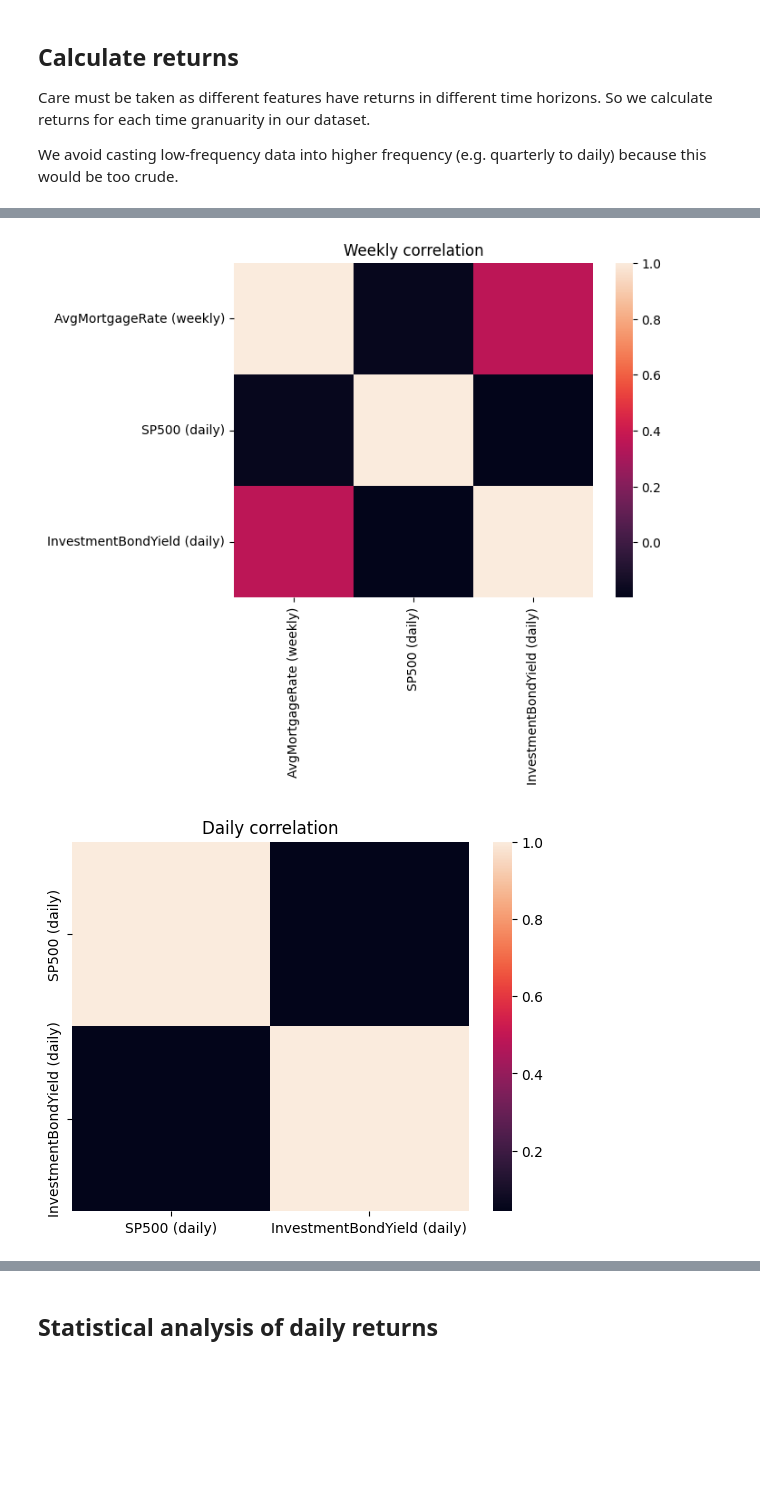
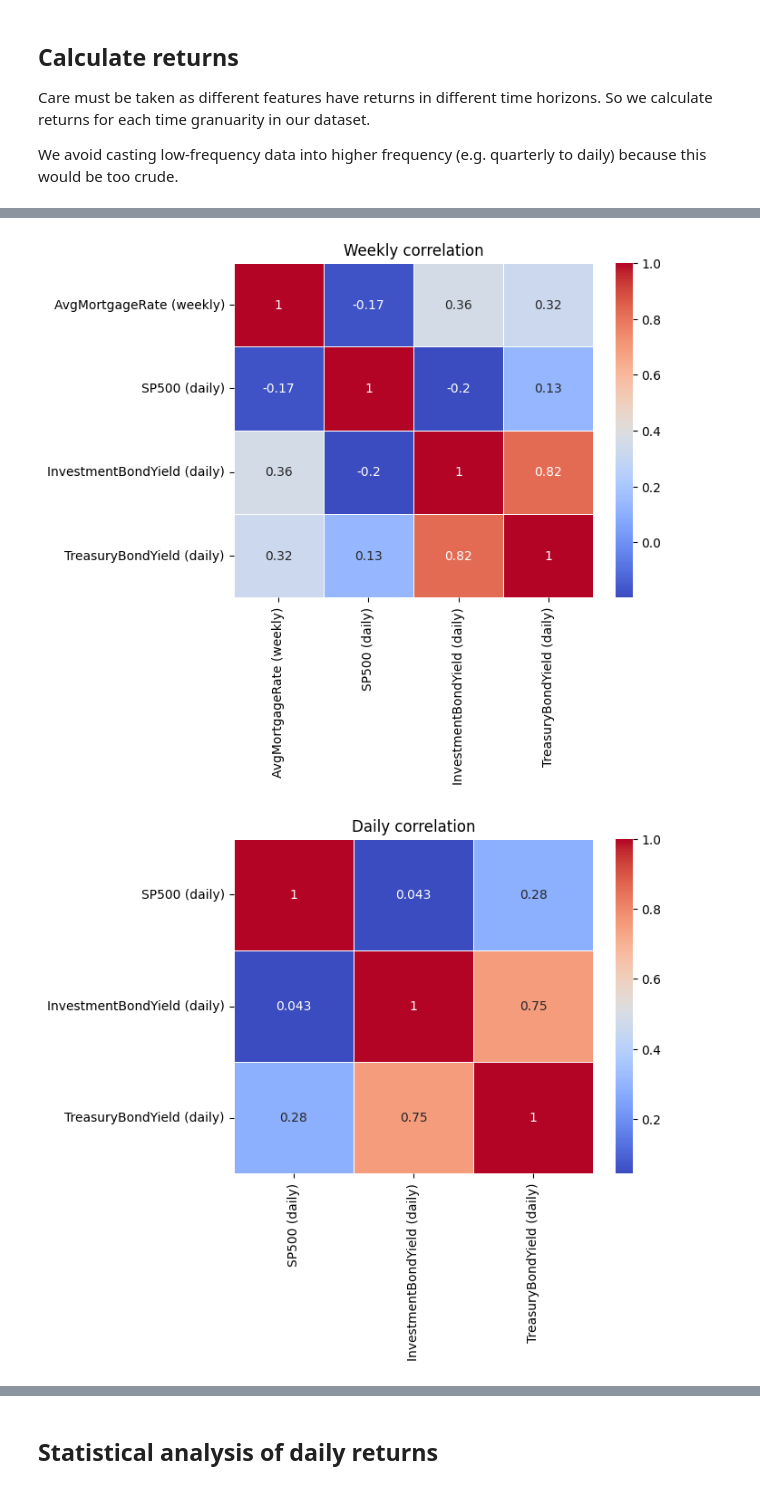
Before and after one commit to GiftChimangeni/wqu_GWP_MScFE_600, a Jupyter notebook: data_analysis_FinancialData_GWP1.ipynb, the cells around one changed output, grey strips where cells are left out. Drawn from its saved outputs; the diff is of its cells as text; code cells hidden in the pictures; blank space fills up the shorter version.

Commit message:
include treasury bond yields

```diff
--- a/data_analysis_FinancialData_GWP1.ipynb
+++ b/data_analysis_FinancialData_GWP1.ipynb
@@ -49,12 +49,14 @@ column_name_mapping = {
     'CASTHPI': 'HousePxIdx_CA (quarterly)',
     'PCU44414441': 'BuildingMaterialPx (monthly)',
     'sp500': 'SP500 (daily)',
-    'DAAA': 'InvestmentBondYield (daily)'
+    'DAAA': 'InvestmentBondYield (daily)',
+    '^TYX': 'TreasuryBondYield (daily)'
 }
 # %%
-end = datetime.date.today() #coded on 09/Jan/2024
+end = datetime.date.today() #coded on 10/Jan/2024
 start = end - datetime.timedelta(365 * 10)
 df = web.DataReader(['DRCCLACBS', 'MORTGAGE30US', 'DRSFRMACBS', 'CASTHPI', 'PCU44414441', 'sp500', 'DAAA'], 'fred', start, end)
+df['^TYX'] = yfin.download('^TYX', start=start, end=end)['Adj Close']
 df.rename(columns=column_name_mapping, inplace=True)
 df.head()
 # %% [output]
@@ -102,10 +105,11 @@ def calculate_returns(df):
 # drop mortgage rate as its indices do not align with the quarterly data
 df_quarterly = df.drop(columns='AvgMortgageRate (weekly)').loc[df['CreditCardDelinq (quarterly)'].dropna().index].ffill()
 df_monthly = df.loc[df['BuildingMaterialPx (monthly)'].dropna().index,
-                                                             ['SP500 (daily)','InvestmentBondYield (daily)', 'BuildingMaterialPx (monthly)']].ffill()
+                                                             ['SP500 (daily)','InvestmentBondYield (daily)',
+                                                              'BuildingMaterialPx (monthly)','TreasuryBondYield (daily)']].ffill()
 df_weekly = df.loc[df['AvgMortgageRate (weekly)'].dropna().index,
-                   ['AvgMortgageRate (weekly)','SP500 (daily)','InvestmentBondYield (daily)']].ffill()
-df_daily = df.loc[df['SP500 (daily)'].dropna().index, ['SP500 (daily)','InvestmentBondYield (daily)']].ffill()
+                   ['AvgMortgageRate (weekly)','SP500 (daily)','InvestmentBondYield (daily)', 'TreasuryBondYield (daily)']].ffill()
+df_daily = df.loc[df['SP500 (daily)'].dropna().index, ['SP500 (daily)','InvestmentBondYield (daily)','TreasuryBondYield (daily)']].ffill()
 
 df_quarterly_returns = calculate_returns(df_quarterly)
 df_monthly_returns = calculate_returns(df_monthly)
@@ -130,7 +136,7 @@ Average mortgage rates are positively correlated with bond yields, which is intu
 # %%
 def plot_correlation_heatmap(df_ret, title):
     corr_matrix = df_ret.corr().round(3)
-    sns.heatmap(corr_matrix)
+    sns.heatmap(corr_matrix, annot=True, cmap='coolwarm', linewidths=.5)
     plt.title(title)
     plt.show();
 plot_correlation_heatmap(df_monthly_returns, 'Monthly correlation')
@@ -141,3 +147,3 @@ plot_correlation_heatmap(df_daily_returns, 'Daily correlation')
-[figure, old version]
+[figure, new version]
-[figure, old version]
+[figure, new version]
 # %% [markdown]
```
Also changed, not shown: parts of 14 cells of this notebook.
